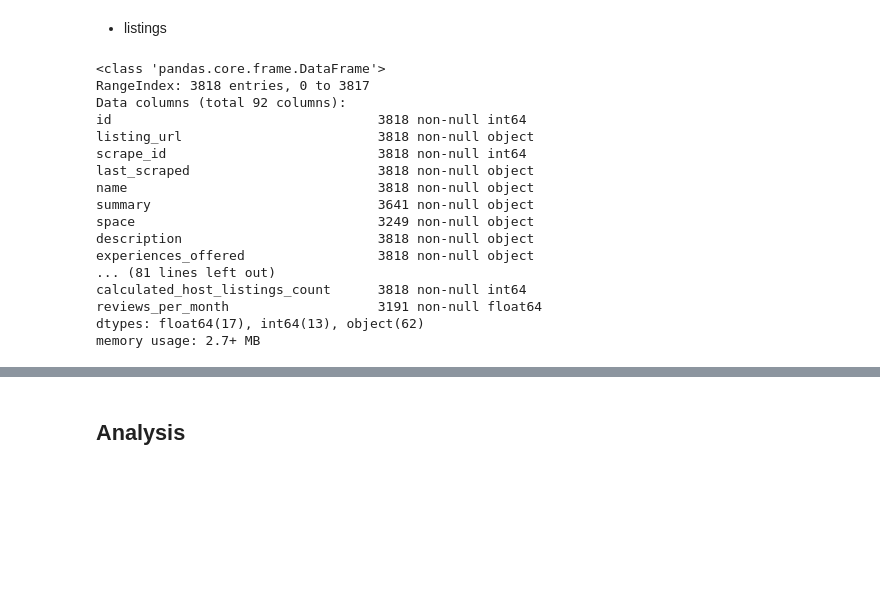
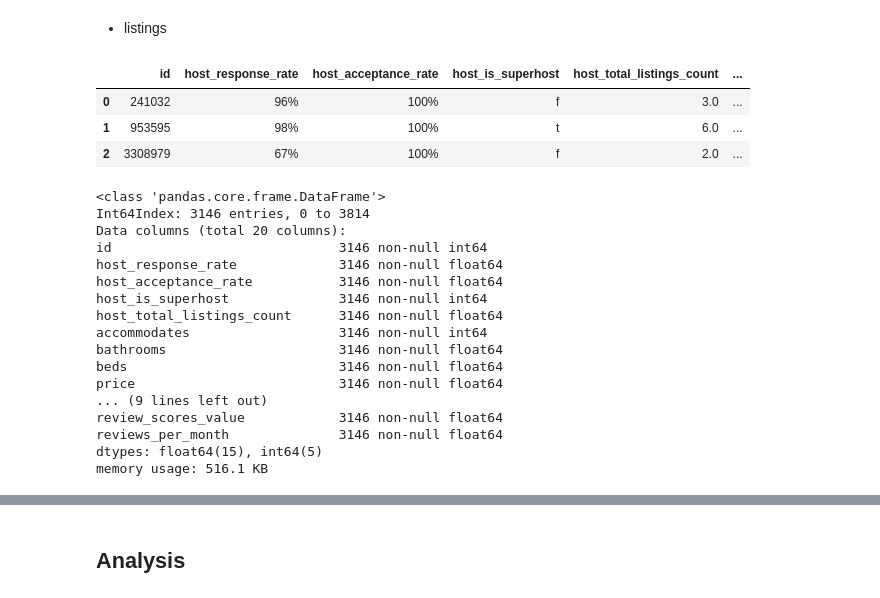
Before and after one commit to qchaldemer/airbnb-seattle, a Jupyter notebook: Airbnb_Seattle.ipynb, the cells around one changed output, grey strips where cells are left out. Saved outputs shown, nothing was run; the diff lists cells and outputs as text; code cells hidden in the pictures; blank space fills up the shorter version.

Commit message:
data cleaning listing_df

```diff
--- a/Airbnb_Seattle.ipynb
+++ b/Airbnb_Seattle.ipynb
@@ -98,3 +97,16 @@ See the caveats in the documentation: http://pandas.pydata.org/pandas-docs/stabl
   This is separate from the ipykernel package so we can avoid doing imports until
 # %% [markdown]
 - listings
+# %%
+# select relevant columns
+col = ['id','host_response_rate', 'host_acceptance_rate', 'host_is_superhost', 'host_total_listings_count', 'accommodates', \
+      'bathrooms', 'beds', 'price', 'extra_people' , 'maximum_nights', 'availability_365', \
+      'review_scores_rating', 'review_scores_accuracy', 'review_scores_cleanliness', 'review_scores_checkin', 'review_scores_communication', 'review_scores_location', 'review_scores_value', 'reviews_per_month']
+list_df = listings_df.loc[:,col]
+# %%
+list_df.head(3)
+# %% [output]
+|  | id | host_response_rate | host_acceptance_rate | host_is_superhost | host_total_listings_count | ... |
+| 0 | 241032 | 96% | 100% | f | 3.0 | ... |
+| 1 | 953595 | 98% | 100% | t | 6.0 | ... |
+| 2 | 3308979 | 67% | 100% | f | 2.0 | ... |
@@ -101,20 +131,20 @@ See the caveats in the documentation: http://pandas.pydata.org/pandas-docs/stabl
 # %%
-listings_df.info()
+list_df.info()
 # %% [output]
 <class 'pandas.core.frame.DataFrame'>
-RangeIndex: 3818 entries, 0 to 3817
-Data columns (total 92 columns):
-id                                  3818 non-null int64
-listing_url                         3818 non-null object
-scrape_id                           3818 non-null int64
-last_scraped                        3818 non-null object
-name                                3818 non-null object
-summary                             3641 non-null object
-space                               3249 non-null object
-description                         3818 non-null object
-experiences_offered                 3818 non-null object
-... (81 lines left out)
-calculated_host_listings_count      3818 non-null int64
-reviews_per_month                   3191 non-null float64
-dtypes: float64(17), int64(13), object(62)
-memory usage: 2.7+ MB
+Int64Index: 3146 entries, 0 to 3814
+Data columns (total 20 columns):
+id                             3146 non-null int64
+host_response_rate             3146 non-null float64
+host_acceptance_rate           3146 non-null float64
+host_is_superhost              3146 non-null int64
+host_total_listings_count      3146 non-null float64
+accommodates                   3146 non-null int64
+bathrooms                      3146 non-null float64
+beds                           3146 non-null float64
+price                          3146 non-null float64
+... (9 lines left out)
+review_scores_value            3146 non-null float64
+reviews_per_month              3146 non-null float64
+dtypes: float64(15), int64(5)
+memory usage: 516.1 KB
```
Also changed, not shown: parts of 8 cells of this notebook.
